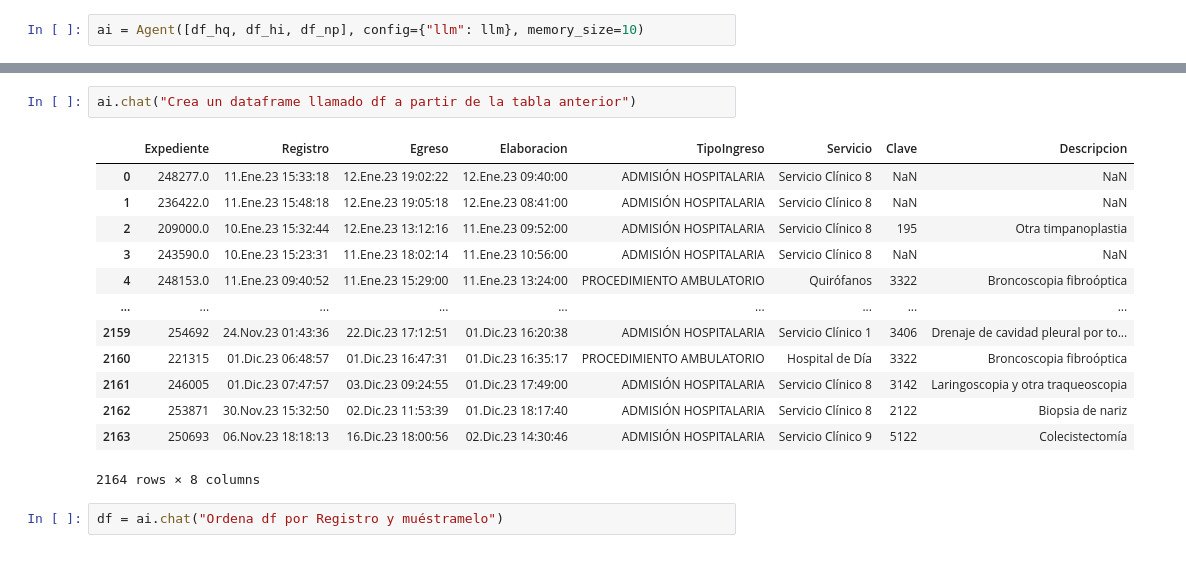
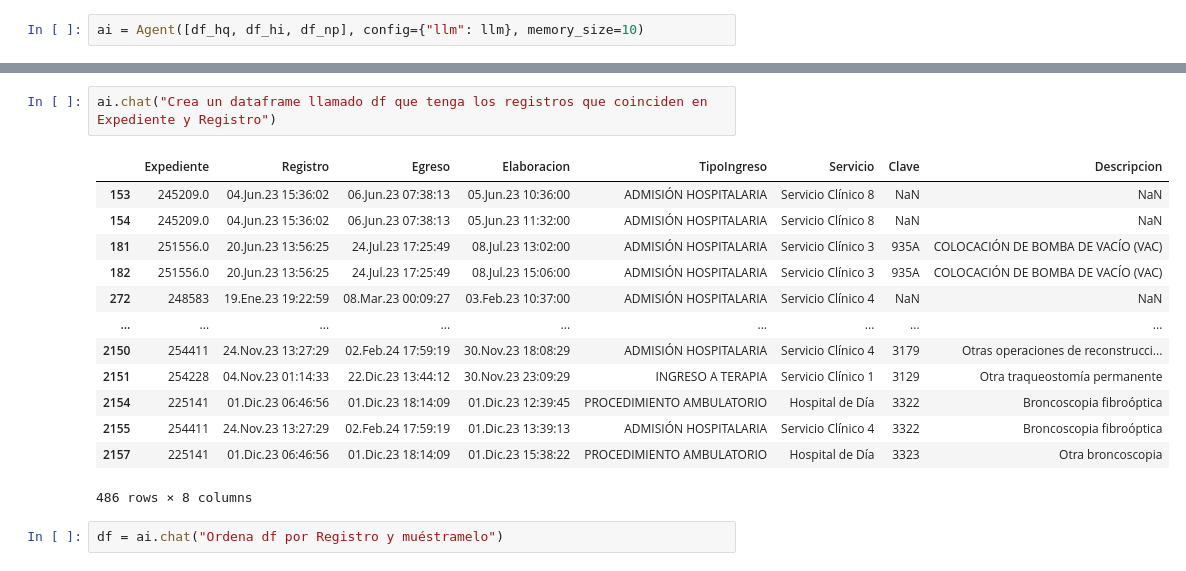
Before and after one commit to genomorro/tic-iner, a Jupyter notebook: main.ipynb, the cells around one changed output, grey strips where cells are left out. Saved outputs shown, nothing was run; the diff lists cells and outputs as text.

Commit message:
Output dataframe

```diff
--- a/main.ipynb
+++ b/main.ipynb
@@ -222,19 +222,19 @@ ai.chat("¿Cuántos registros coinciden en Expediente y Registro? Ponlos en una
 # %%
-ai.chat("Crea un dataframe llamado df a partir de la tabla anterior")
+ai.chat("Crea un dataframe llamado df que tenga los registros que coinciden en Expediente y Registro")
 # %% [output]
 |  | Expediente | Registro | Egreso | Elaboracion | TipoIngreso | Servicio | Clave | Descripcion |
-| 0 | 248277.0 | 11.Ene.23 15:33:18 | 12.Ene.23 19:02:22 | 12.Ene.23 09:40:00 | ADMISIÓN HOSPITALARIA | Servicio Clínico 8 | NaN | NaN |
-| 1 | 236422.0 | 11.Ene.23 15:48:18 | 12.Ene.23 19:05:18 | 12.Ene.23 08:41:00 | ADMISIÓN HOSPITALARIA | Servicio Clínico 8 | NaN | NaN |
-| 2 | 209000.0 | 10.Ene.23 15:32:44 | 12.Ene.23 13:12:16 | 11.Ene.23 09:52:00 | ADMISIÓN HOSPITALARIA | Servicio Clínico 8 | 195 | Otra timpanoplastia |
-| 3 | 243590.0 | 10.Ene.23 15:23:31 | 11.Ene.23 18:02:14 | 11.Ene.23 10:56:00 | ADMISIÓN HOSPITALARIA | Servicio Clínico 8 | NaN | NaN |
-| 4 | 248153.0 | 11.Ene.23 09:40:52 | 11.Ene.23 15:29:00 | 11.Ene.23 13:24:00 | PROCEDIMIENTO AMBULATORIO | Quirófanos | 3322 | Broncoscopia fibroóptica |
+| 153 | 245209.0 | 04.Jun.23 15:36:02 | 06.Jun.23 07:38:13 | 05.Jun.23 10:36:00 | ADMISIÓN HOSPITALARIA | Servicio Clínico 8 | NaN | NaN |
+| 154 | 245209.0 | 04.Jun.23 15:36:02 | 06.Jun.23 07:38:13 | 05.Jun.23 11:32:00 | ADMISIÓN HOSPITALARIA | Servicio Clínico 8 | NaN | NaN |
+| 181 | 251556.0 | 20.Jun.23 13:56:25 | 24.Jul.23 17:25:49 | 08.Jul.23 13:02:00 | ADMISIÓN HOSPITALARIA | Servicio Clínico 3 | 935A | COLOCACIÓN DE BOMBA DE VACÍO (VAC) |
+| 182 | 251556.0 | 20.Jun.23 13:56:25 | 24.Jul.23 17:25:49 | 08.Jul.23 15:06:00 | ADMISIÓN HOSPITALARIA | Servicio Clínico 3 | 935A | COLOCACIÓN DE BOMBA DE VACÍO (VAC) |
+| 272 | 248583 | 19.Ene.23 19:22:59 | 08.Mar.23 00:09:27 | 03.Feb.23 10:37:00 | ADMISIÓN HOSPITALARIA | Servicio Clínico 4 | NaN | NaN |
 | ... | ... | ... | ... | ... | ... | ... | ... | ... |
-| 2159 | 254692 | 24.Nov.23 01:43:36 | 22.Dic.23 17:12:51 | 01.Dic.23 16:20:38 | ADMISIÓN HOSPITALARIA | Servicio Clínico 1 | 3406 | Drenaje de cavidad pleural por to... |
-| 2160 | 221315 | 01.Dic.23 06:48:57 | 01.Dic.23 16:47:31 | 01.Dic.23 16:35:17 | PROCEDIMIENTO AMBULATORIO | Hospital de Día | 3322 | Broncoscopia fibroóptica |
-| 2161 | 246005 | 01.Dic.23 07:47:57 | 03.Dic.23 09:24:55 | 01.Dic.23 17:49:00 | ADMISIÓN HOSPITALARIA | Servicio Clínico 8 | 3142 | Laringoscopia y otra traqueoscopia |
-| 2162 | 253871 | 30.Nov.23 15:32:50 | 02.Dic.23 11:53:39 | 01.Dic.23 18:17:40 | ADMISIÓN HOSPITALARIA | Servicio Clínico 8 | 2122 | Biopsia de nariz |
-| 2163 | 250693 | 06.Nov.23 18:18:13 | 16.Dic.23 18:00:56 | 02.Dic.23 14:30:46 | ADMISIÓN HOSPITALARIA | Servicio Clínico 9 | 5122 | Colecistectomía |
+| 2150 | 254411 | 24.Nov.23 13:27:29 | 02.Feb.24 17:59:19 | 30.Nov.23 18:08:29 | ADMISIÓN HOSPITALARIA | Servicio Clínico 4 | 3179 | Otras operaciones de reconstrucci... |
+| 2151 | 254228 | 04.Nov.23 01:14:33 | 22.Dic.23 13:44:12 | 30.Nov.23 23:09:29 | INGRESO A TERAPIA | Servicio Clínico 1 | 3129 | Otra traqueostomía permanente |
+| 2154 | 225141 | 01.Dic.23 06:46:56 | 01.Dic.23 18:14:09 | 01.Dic.23 12:39:45 | PROCEDIMIENTO AMBULATORIO | Hospital de Día | 3322 | Broncoscopia fibroóptica |
+| 2155 | 254411 | 24.Nov.23 13:27:29 | 02.Feb.24 17:59:19 | 01.Dic.23 13:39:13 | ADMISIÓN HOSPITALARIA | Servicio Clínico 4 | 3322 | Broncoscopia fibroóptica |
+| 2157 | 225141 | 01.Dic.23 06:46:56 | 01.Dic.23 18:14:09 | 01.Dic.23 15:38:22 | PROCEDIMIENTO AMBULATORIO | Hospital de Día | 3323 | Otra broncoscopia |
-2164 rows × 8 columns
+486 rows × 8 columns
 # %%
 df = ai.chat("Ordena df por Registro y muéstramelo")
 # %%
```
Also changed, not shown: parts of 3 cells of this notebook.
